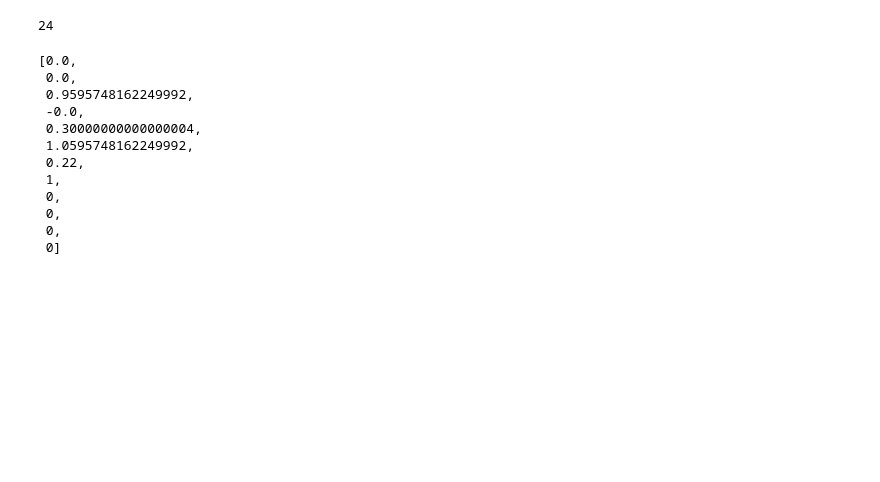
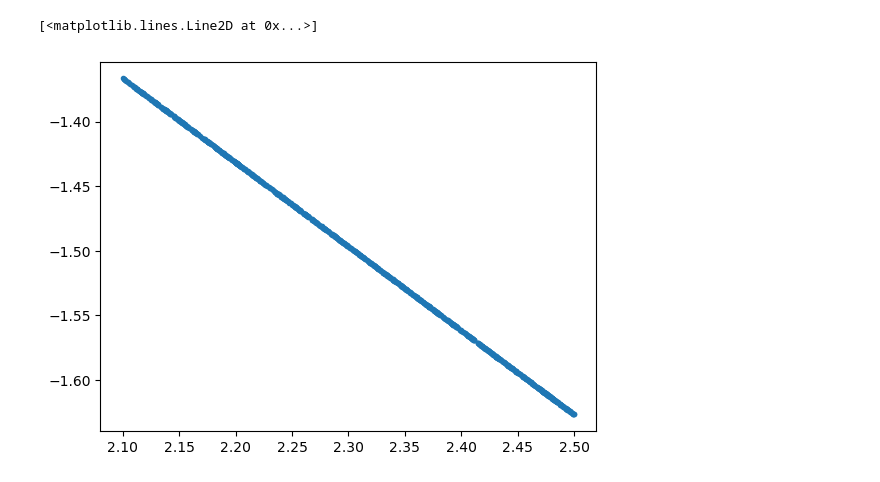
Before and after one commit to Optimization-and-Machine-Learning-Lab/energy_fed_trpo, a Jupyter notebook: takac.ipynb, the cells around one changed output. Drawn from its saved outputs; the diff is of its cells as text; code cells hidden in the pictures; blank space fills up the shorter version.

```diff
--- a/takac.ipynb
+++ b/takac.ipynb
@@ -93,26 +117,6 @@ state = env.reset(load_random,solar_random);
-# %%
-
-done = False
-states = [state]
-while not done:
-    state, reward, done, info = env.step(actions=[0.1,0.2,0.3,0.1,.1])
-    states.append(state)
-
-len(states)
-# %% [output]
-24
-# %%
-states[3][0]
-# %% [output]
-[0.0,
- 0.0,
- 0.9595748162249992,
- -0.0,
- 0.30000000000000004,
- 1.0595748162249992,
- 0.22,
- 1,
- 0,
- 0,
- 0,
- 0]
+# %%
+scatter = np.array(scatter)
+plt.plot(scatter[:,0],scatter[:,1],'.')
+# %% [output]
+[<matplotlib.lines.Line2D at 0x...>]
+[figure, added]
```
Also changed, not shown: parts of 6 cells of this notebook.
